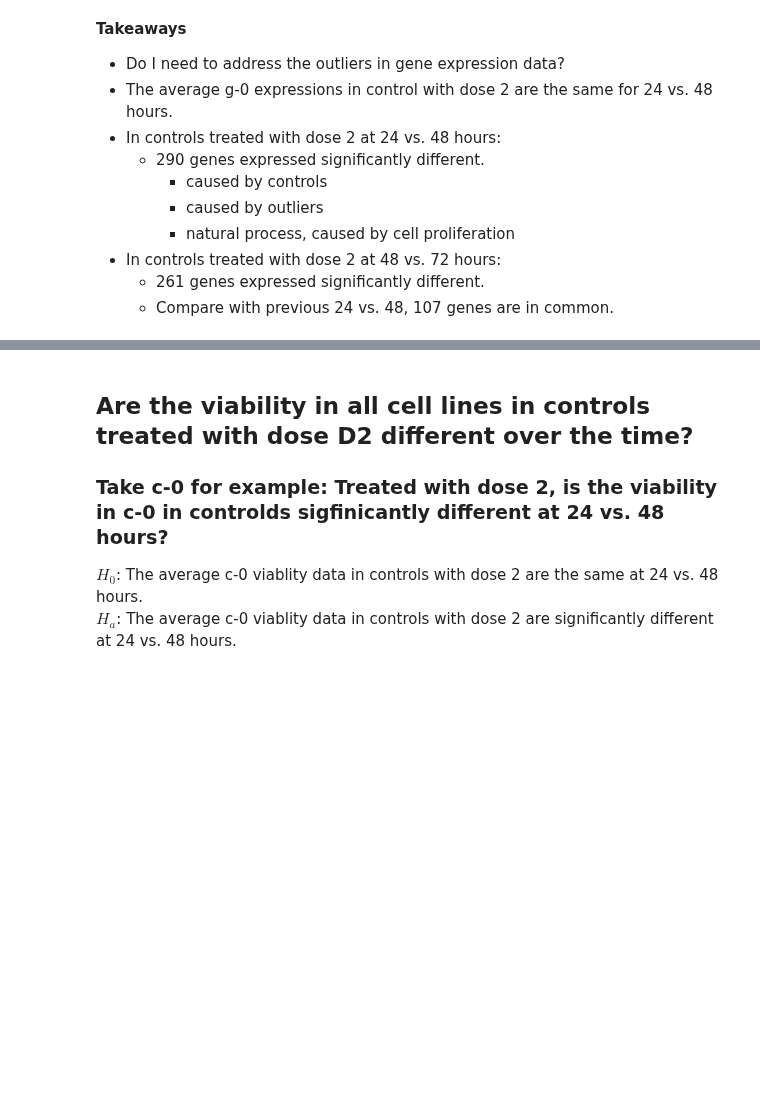
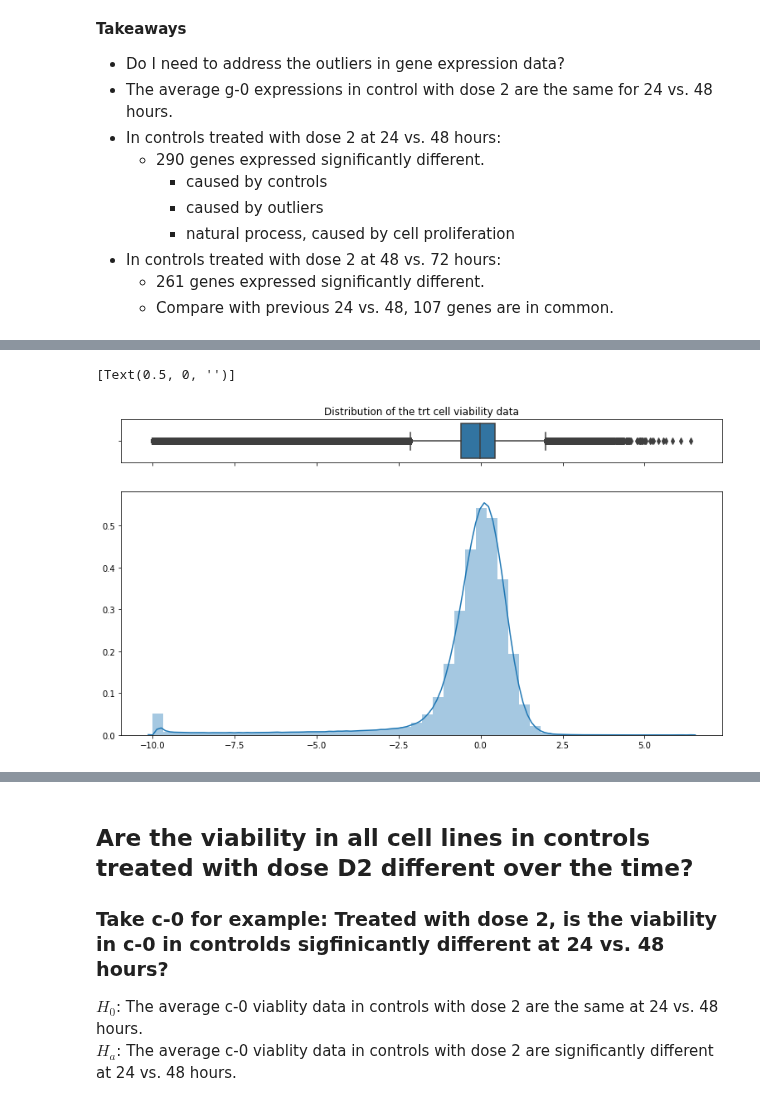
Before and after one commit to Yongliang-Shi/Mechanism-of-Action-Prediction, a Jupyter notebook: explore_moa.ipynb, the cells around one changed output, grey strips where cells are left out. Saved outputs shown, nothing was run; the diff lists cells and outputs as text; code cells hidden in the pictures; blank space fills up the shorter version.

```diff
--- a/explore_moa.ipynb
+++ b/explore_moa.ipynb
@@ -175,0 +366,19 @@ len(set_diff_g_24_48 & set_diff_g_48_72)
+# %%
+# Plot of the viability of c-0 in the controls treated with D2 for 24 hours
+
+# Cut the window into 2 parts
+fig, (ax_box, ax_hist) = plt.subplots(2, sharex=True, figsize=(13,7),
+                                      gridspec_kw={"height_ratios": (0.15, 0.85)})
+
+# Add a graph in each part
+sns.boxplot(df_trt_c_1col, ax=ax_box)
+sns.distplot(df_trt_c_1col, kde=True, ax=ax_hist)
+
+# Add title
+ax_box.set_title('Distribution of the trt cell viability data')
+
+# Remove x axis name for the boxplot
+ax_box.set(xlabel='')
+# %% [output]
+[Text(0.5, 0, '')]
+[figure, added]
```
Also changed, not shown: parts of 24 cells of this notebook.
